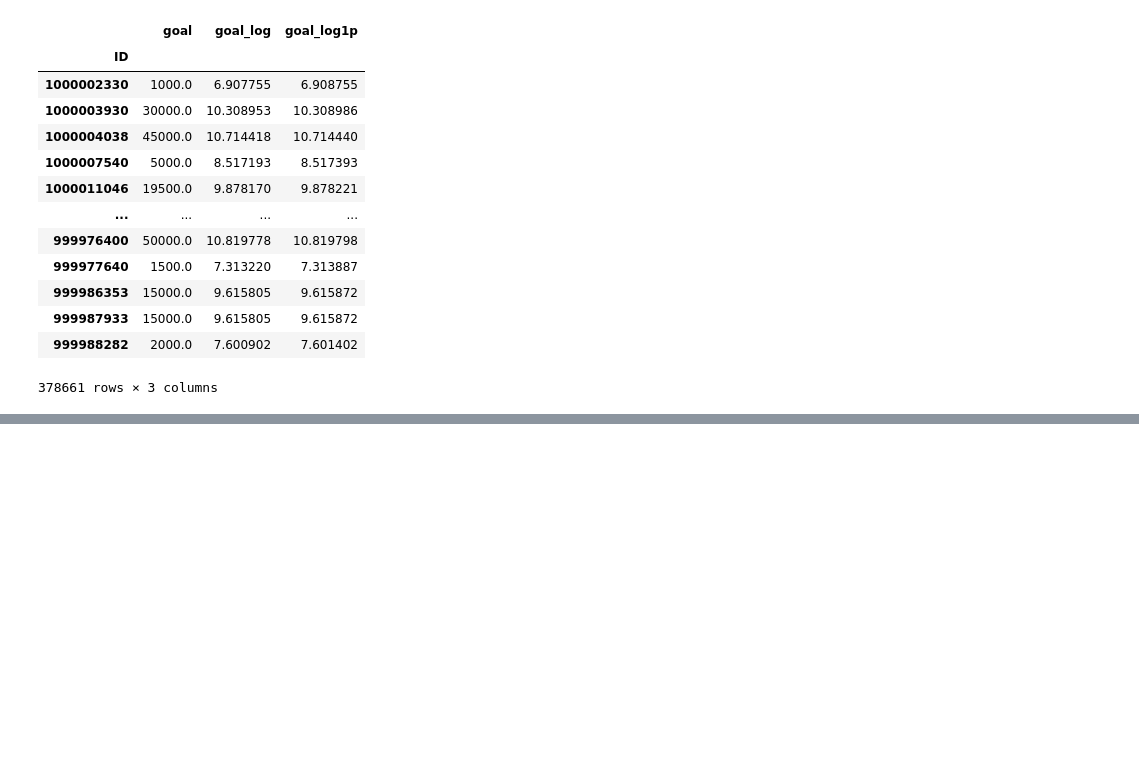
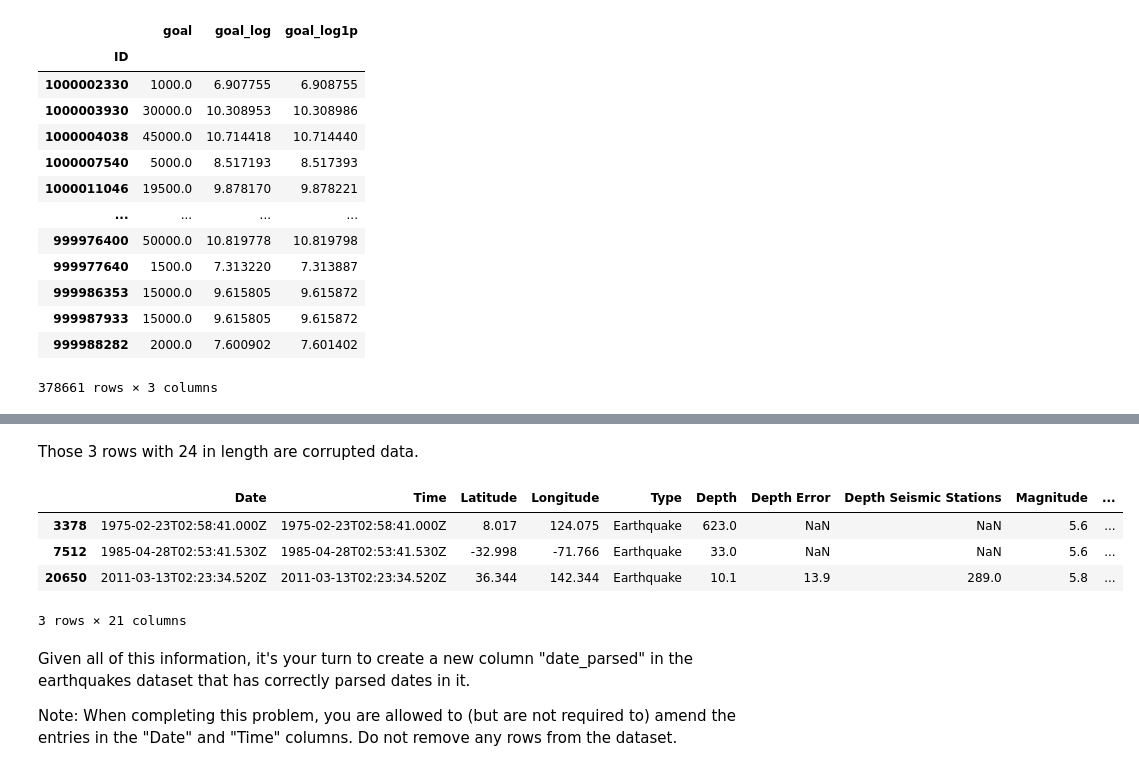
Before and after one commit to karywnl/data-science, a Jupyter notebook: data_cleaning.ipynb, the cells around one changed output, grey strips where cells are left out. Saved outputs shown, nothing was run; the diff lists cells and outputs as text; code cells hidden in the pictures; blank space fills up the shorter version.

```diff
--- a/data_cleaning.ipynb
+++ b/data_cleaning.ipynb
@@ -333,0 +372,14 @@ kickstarters[['goal', 'goal_log', 'goal_log1p']]
+# %% [markdown]
+Those 3 rows with 24 in length are corrupted data.
+# %%
+earthquakes[earthquakes["Date"].str.len() == 24]
+# %% [output]
+|  | Date | Time | Latitude | Longitude | Type | Depth | Depth Error | Depth Seismic Stations | Magnitude | ... |
+| 3378 | 1975-02-23T02:58:41.000Z | 1975-02-23T02:58:41.000Z | 8.017 | 124.075 | Earthquake | 623.0 | NaN | NaN | 5.6 | ... |
+| 7512 | 1985-04-28T02:53:41.530Z | 1985-04-28T02:53:41.530Z | -32.998 | -71.766 | Earthquake | 33.0 | NaN | NaN | 5.6 | ... |
+| 20650 | 2011-03-13T02:23:34.520Z | 2011-03-13T02:23:34.520Z | 36.344 | 142.344 | Earthquake | 10.1 | 13.9 | 289.0 | 5.8 | ... |
+3 rows × 21 columns
+# %% [markdown]
+Given all of this information, it's your turn to create a new column "date_parsed" in the earthquakes dataset that has correctly parsed dates in it.
+
+Note: When completing this problem, you are allowed to (but are not required to) amend the entries in the "Date" and "Time" columns. Do not remove any rows from the dataset.
```
Also changed, not shown: parts of 11 cells of this notebook.
